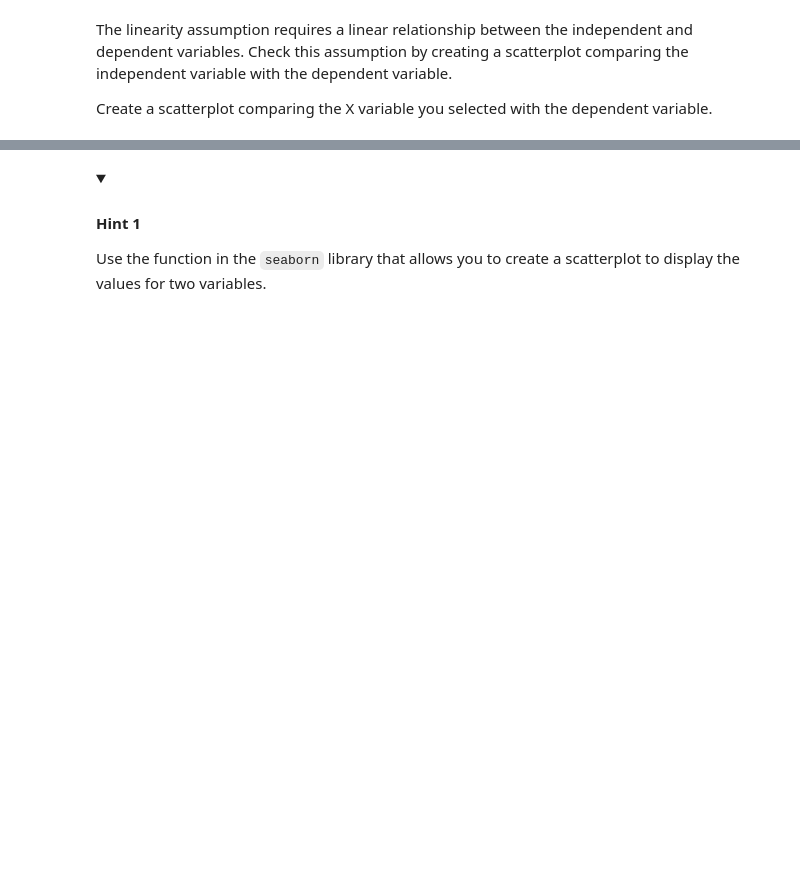
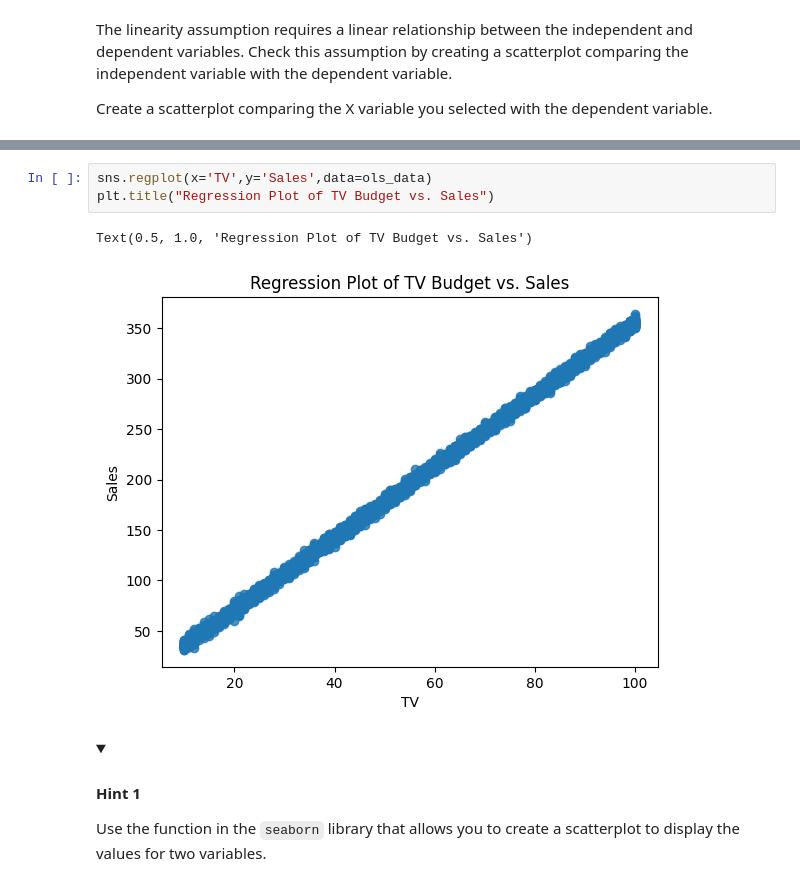
Before and after one commit to Cyberoctane29/Python-For-Data-Analysis, a Jupyter notebook: Course-5/Module_2/4_activity_evaluate_simple_linear_regression.ipynb, the cells around one changed output, grey strips where cells are left out. Cells and saved outputs as stored; diff of their text form; folded sections open; blank space fills up the shorter version.

```diff
--- a/Course-5/Module_2/4_activity_evaluate_simple_linear_regression.ipynb
+++ b/Course-5/Module_2/4_activity_evaluate_simple_linear_regression.ipynb
@@ -363,3 +430,9 @@ Create a scatterplot comparing the X variable you selected with the dependent va
+# %%
+sns.regplot(x='TV',y='Sales',data=ols_data)
+plt.title("Regression Plot of TV Budget vs. Sales")
+# %% [output]
+Text(0.5, 1.0, 'Regression Plot of TV Budget vs. Sales')
+[figure, added]
 # %% [markdown]
 <details>
 <summary><h4><strong>Hint 1</strong></h4></summary>
```
Also changed, not shown: parts of 43 cells of this notebook.
